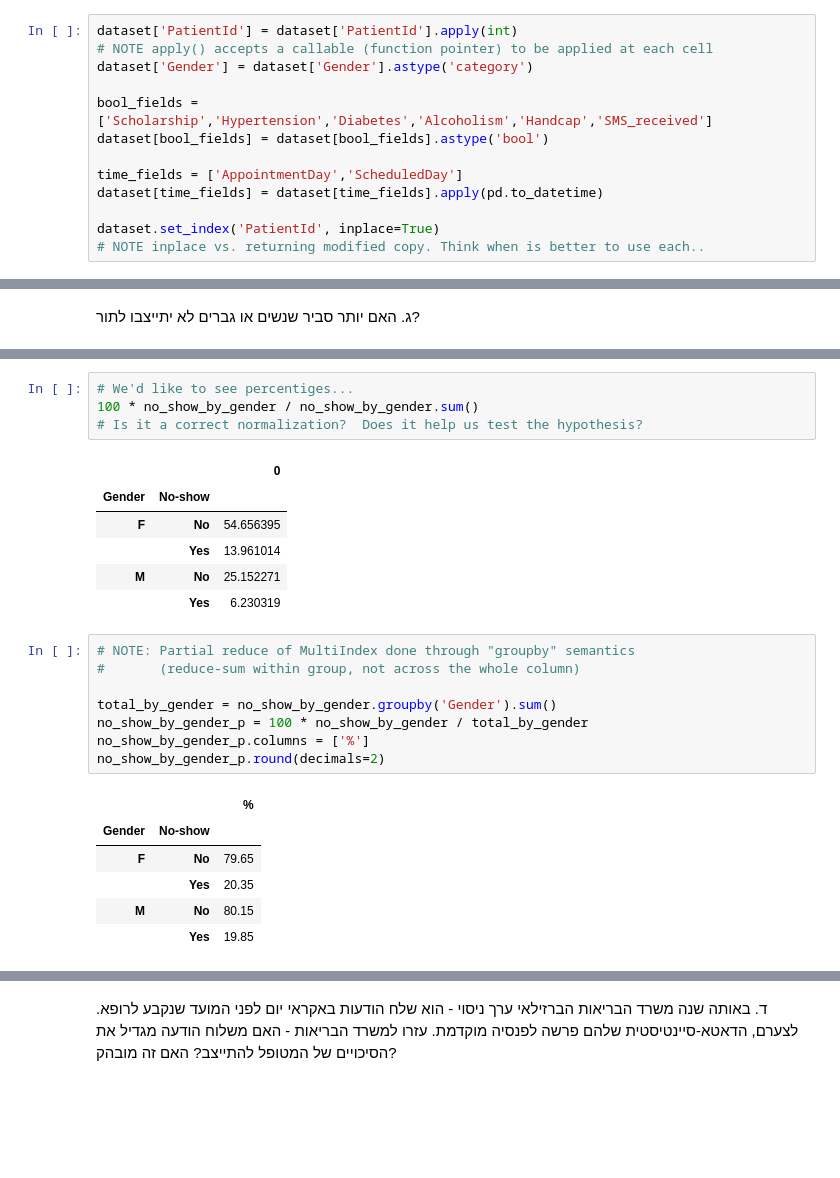
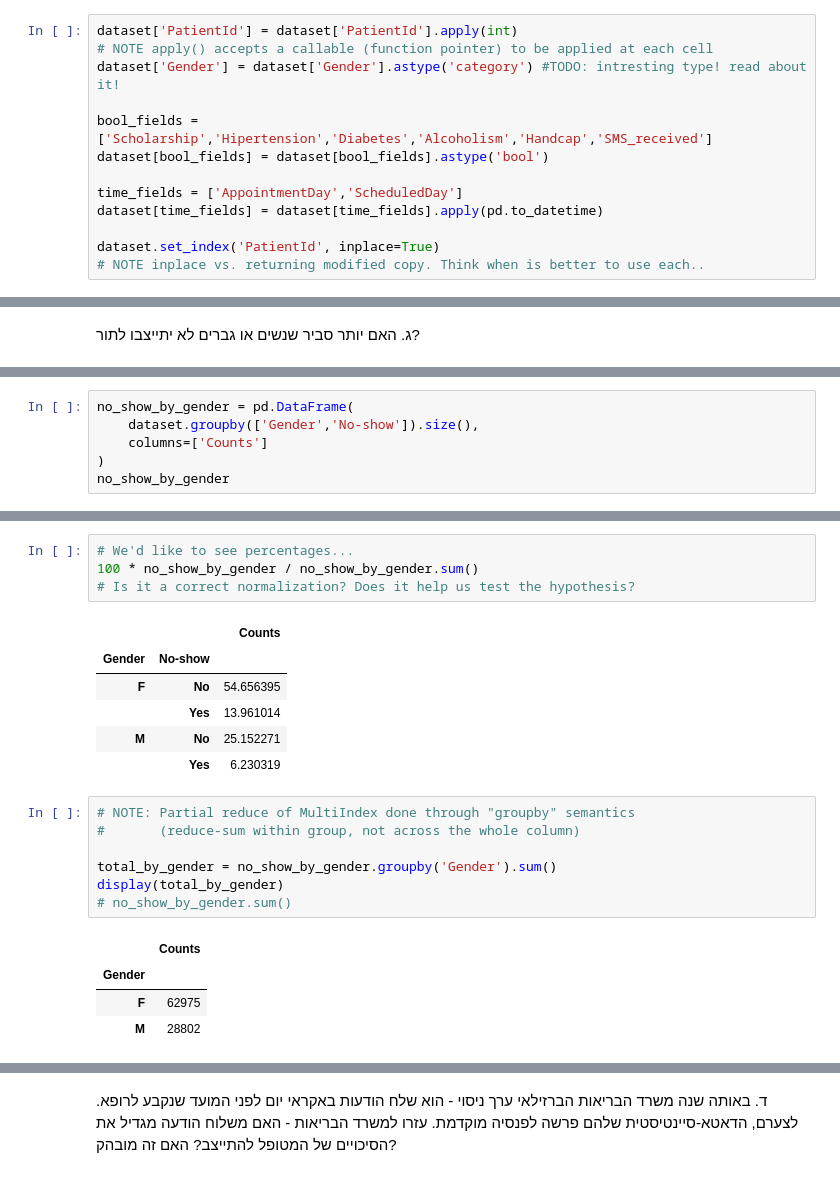
Before and after one commit to ronmoneta-tau/Intro_DS, a Jupyter notebook: TA2/Tutorial2.ipynb, the cells around one changed output, grey strips where cells are left out. Cells and saved outputs as stored; diff of their text form; blank space fills up the shorter version.

```diff
--- a/TA2/Tutorial2.ipynb
+++ b/TA2/Tutorial2.ipynb
@@ -175,9 +250,9 @@ memory usage: 10.2+ MB
 # %%
 dataset['PatientId'] = dataset['PatientId'].apply(int)
 # NOTE apply() accepts a callable (function pointer) to be applied at each cell
-dataset['Gender'] = dataset['Gender'].astype('category')
+dataset['Gender'] = dataset['Gender'].astype('category') #TODO: intresting type! read about it!
 
-bool_fields = ['Scholarship','Hypertension','Diabetes','Alcoholism','Handcap','SMS_received']
+bool_fields = ['Scholarship','Hipertension','Diabetes','Alcoholism','Handcap','SMS_received']
 dataset[bool_fields] = dataset[bool_fields].astype('bool')
 
 time_fields = ['AppointmentDay','ScheduledDay']
@@ -452,0 +593,6 @@ no_show_by_gender
+# %%
+no_show_by_gender = pd.DataFrame(
+    dataset.groupby(['Gender','No-show']).size(),
+    columns=['Counts']
+)
+no_show_by_gender
@@ -453,9 +606,9 @@ no_show_by_gender
 # %%
-# We'd like to see percentiges...
+# We'd like to see percentages...
 100 * no_show_by_gender / no_show_by_gender.sum()
-# Is it a correct normalization?  Does it help us test the hypothesis?
+# Is it a correct normalization? Does it help us test the hypothesis?
 # %% [output]
-|  |  | 0 |
+|  |  | Counts |
 | Gender | No-show |  |
 | F | No | 54.656395 |
 |  | Yes | 13.961014 |
@@ -464,15 +617,12 @@ no_show_by_gender
 # %%
 # NOTE: Partial reduce of MultiIndex done through "groupby" semantics
 #       (reduce-sum within group, not across the whole column)
 
 total_by_gender = no_show_by_gender.groupby('Gender').sum()
-no_show_by_gender_p = 100 * no_show_by_gender / total_by_gender
-no_show_by_gender_p.columns = ['%']
-no_show_by_gender_p.round(decimals=2)
+display(total_by_gender)
+# no_show_by_gender.sum()
 # %% [output]
-|  |  | % |
-| Gender | No-show |  |
-| F | No | 79.65 |
-|  | Yes | 20.35 |
-| M | No | 80.15 |
-|  | Yes | 19.85 |
+|  | Counts |
+| Gender |  |
+| F | 62975 |
+| M | 28802 |
```
Also changed, not shown: parts of 72 cells of this notebook, 2 other files.
